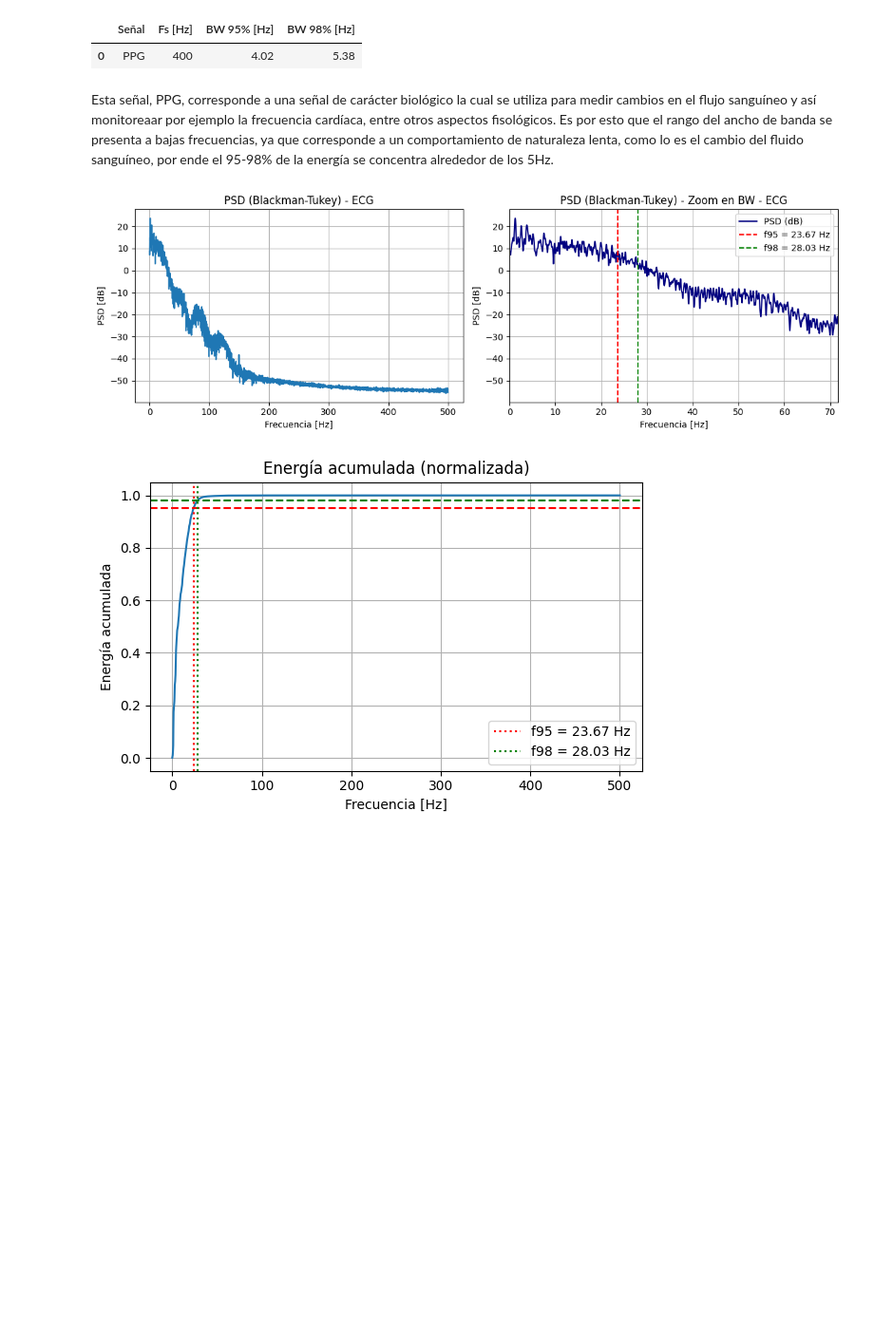
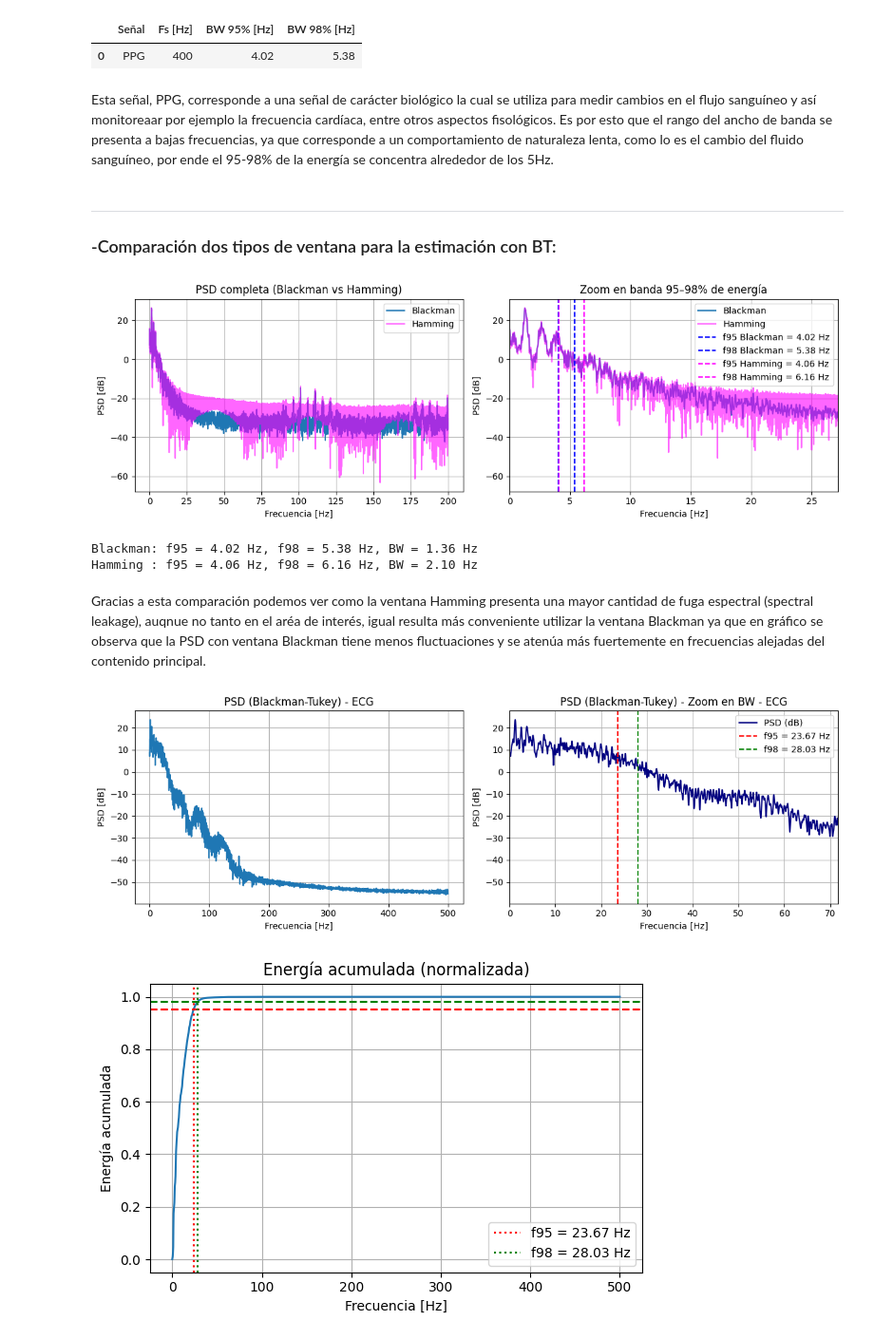
Before and after one commit to violetamanterola/violeta_APS, a Jupyter notebook: tps5_Manterola.ipynb, the cells around one changed output. Shown at 95% size. Saved outputs shown, nothing was run; the diff lists cells and outputs as text; code cells hidden in the pictures; blank space fills up the shorter version.

```diff
--- a/tps5_Manterola.ipynb
+++ b/tps5_Manterola.ipynb
@@ -34,7 +37,7 @@ from scipy.io.wavfile import write
 import pandas as pd
 
 #función para estimar densidad espectral de potencia usando método de Blackman-Tukey
-def blackman_tukey(x,  M = None):
+def blackman_tukey(x,  M = None,  window_type='blackman'):
 
     # N = len(x)
     x_z = x.shape
@@ -52,7 +55,12 @@ def blackman_tukey(x,  M = None):
 
     r = np.correlate(xx, xx, mode='same') / r_len
 
-    Px = np.abs(np.fft.fft(r * sig.windows.blackman(r_len), n = N) )
+    if window_type == 'blackman':
+        ventana = sig.windows.blackman(r_len)
+    elif window_type == 'hamming':
+        ventana = sig.windows.hamming(r_len)
+
+    Px = np.abs(np.fft.fft((r * ventana), n = N))
 
     Px = Px.reshape(x_z)
 
@@ -167,6 +175,76 @@ display(tabla_1.round(2))
 | 0 | PPG | 400 | 4.02 | 5.38 |
 # %% [markdown]
 Esta señal, PPG, corresponde a una señal de carácter biológico la cual se utiliza para medir cambios en el flujo sanguíneo y así monitoreaar por ejemplo la frecuencia cardíaca, entre otros aspectos fisológicos. Es por esto que el rango del ancho de banda se presenta a bajas frecuencias, ya que corresponde a un comportamiento de naturaleza lenta, como lo es el cambio del fluido sanguíneo, por ende el  95-98% de la energía se concentra alrededor de los 5Hz.
+# %% [markdown]
+------------------------------------------------------------------------------------------------------------------
+### -Comparación dos tipos de ventana para la estimación con BT:
+# %%
+# Comparación entre ventanas para ver efecto en la PSD
+x = np.load('ppg_sin_ruido.npy').reshape(-1)
+fs = 400
+x = x - np.mean(x)
+x = x / np.std(x)
+N = len(x)
+
+# Calcular PSDs con distintas ventanas
+psd_blackman = blackman_tukey(x, window_type='blackman')
+psd_hamming = blackman_tukey(x, window_type='hamming')
+frecs = np.fft.fftfreq(N, 1/fs)
+
+# Estimar BW para ambas
+f95_b, f98_b, bw_b, _, _, _ = estimar_BW(psd_blackman, frecs)
+f95_h, f98_h, bw_h, _, _, _ = estimar_BW(psd_hamming, frecs)
+
+# Frecuencia positiva
+f_half = frecs[:N//2]
+psd_b_half = psd_blackman[:N//2]
+psd_h_half = psd_hamming[:N//2]
+
+# Margen para zoom
+x_min = max(0, min(f95_b, f95_h) - 10 * max(bw_b, bw_h))
+x_max = max(f98_b, f98_h) + 10 * max(bw_b, bw_h)
+
+# Plots
+plt.figure(figsize=(12, 4))
+
+# Subplot 1: PSD completa
+plt.subplot(1, 2, 1)
+plt.plot(f_half, 10 * np.log10(psd_b_half + 1e-12), label='Blackman')
+plt.plot(f_half, 10 * np.log10(psd_h_half + 1e-12), label='Hamming', color='magenta', alpha=0.6)
+plt.title(f'PSD completa (Blackman vs Hamming)')
+plt.xlabel('Frecuencia [Hz]')
+plt.ylabel('PSD [dB]')
+plt.grid(True)
+plt.legend()
+
+# Subplot 2: Zoom en ancho de banda
+plt.subplot(1, 2, 2)
+plt.plot(f_half, 10 * np.log10(psd_b_half + 1e-12), label='Blackman')
+plt.plot(f_half, 10 * np.log10(psd_h_half + 1e-12), label='Hamming', color='magenta', alpha=0.6)
+# Líneas verticales f95 y f98
+plt.axvline(f95_b, color='blue', linestyle='--', label=f'f95 Blackman = {f95_b:.2f} Hz')
+plt.axvline(f98_b, color='blue', linestyle='--', label=f'f98 Blackman = {f98_b:.2f} Hz')
+plt.axvline(f95_h, color='magenta', linestyle='--', label=f'f95 Hamming = {f95_h:.2f} Hz')
+plt.axvline(f98_h, color='magenta', linestyle='--', label=f'f98 Hamming = {f98_h:.2f} Hz')
+plt.xlim(x_min, x_max)
+plt.title('Zoom en banda 95–98% de energía')
+plt.xlabel('Frecuencia [Hz]')
+plt.ylabel('PSD [dB]')
+plt.grid(True)
+plt.legend()
+
+plt.tight_layout()
+plt.show()
+
+# Mostrar comparación
+print(f"Blackman: f95 = {f95_b:.2f} Hz, f98 = {f98_b:.2f} Hz, BW = {bw_b:.2f} Hz")
+print(f"Hamming : f95 = {f95_h:.2f} Hz, f98 = {f98_h:.2f} Hz, BW = {bw_h:.2f} Hz")
+# %% [output]
+[figure, added]
+Blackman: f95 = 4.02 Hz, f98 = 5.38 Hz, BW = 1.36 Hz
+Hamming : f95 = 4.06 Hz, f98 = 6.16 Hz, BW = 2.10 Hz
+# %% [markdown]
+Gracias a esta comparación podemos ver como la ventana Hamming presenta una mayor cantidad de fuga espectral (spectral leakage), auqnue no tanto en el aréa de interés, igual resulta más conveniente utilizar la ventana Blackman ya que en gráfico se observa que la PSD con ventana Blackman tiene menos fluctuaciones y se atenúa más fuertemente en frecuencias alejadas del contenido principal.
 # %%
 #Señal de ECG
 resultados_ECG= analizar_signal('ecg_sin_ruido.npy', fs=1000, nombre='ECG')
```
Also changed, not shown: parts of 4 cells of this notebook, 1 other file.
